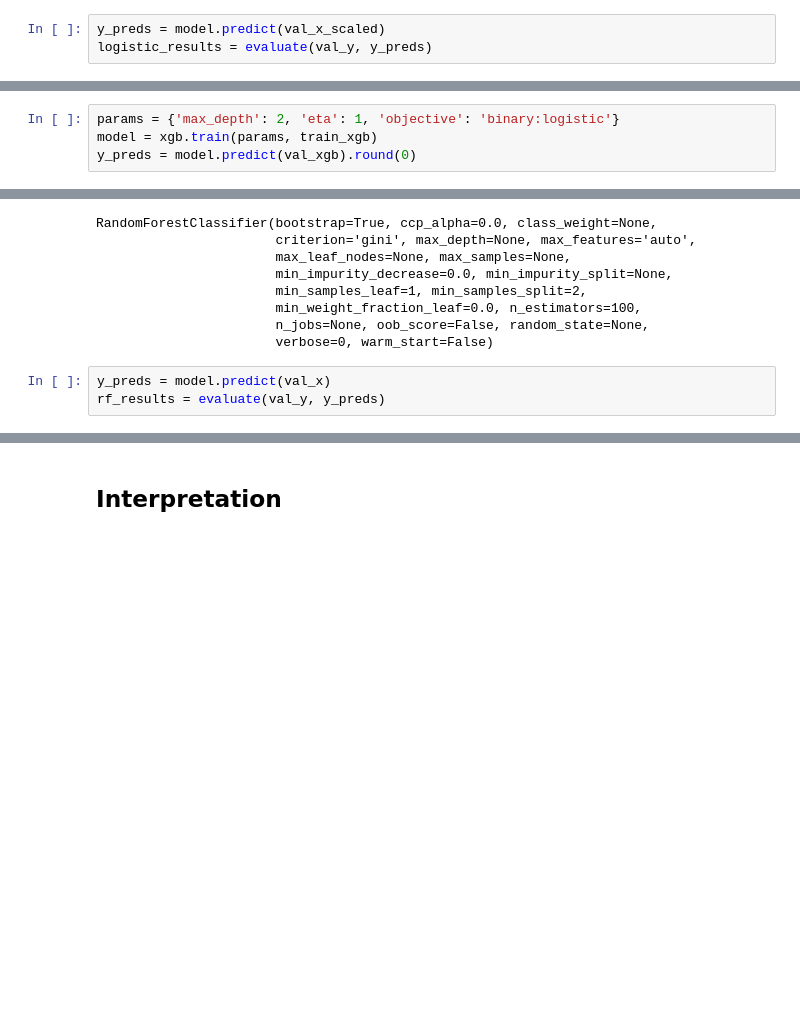
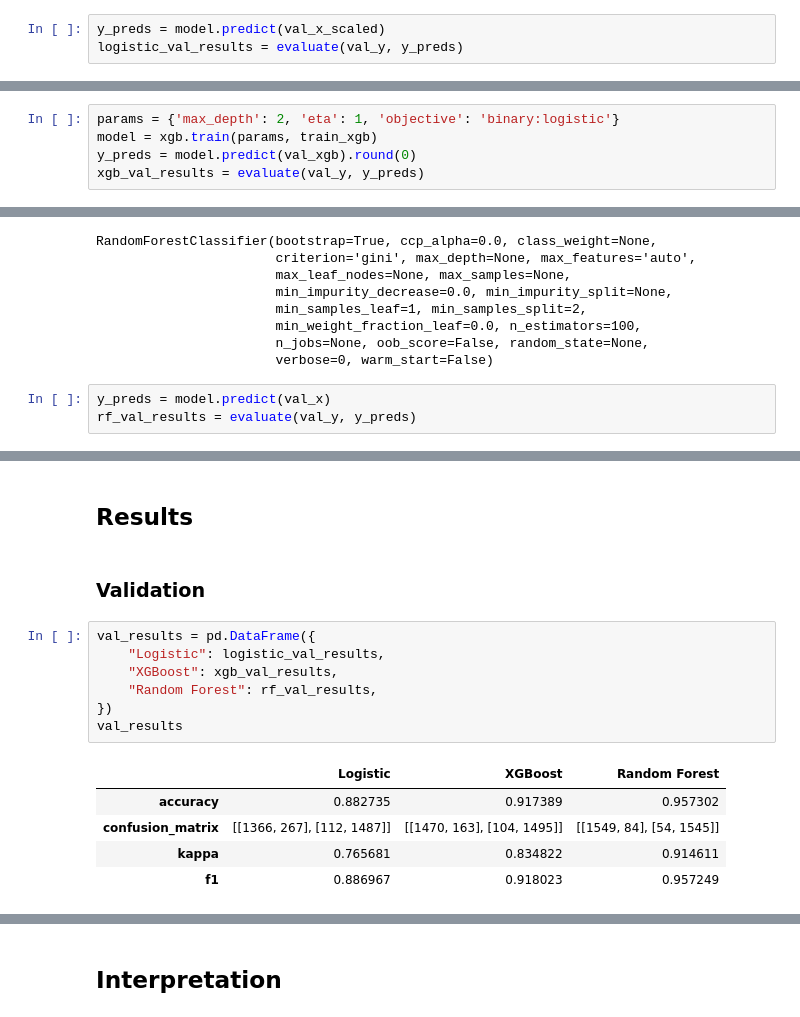
Before and after one commit to instadeepai/locust-predict, a Jupyter notebook: notebooks/Locust-Prediction-Modelling.ipynb, the cells around one changed output, grey strips where cells are left out. Saved outputs shown, nothing was run; the diff lists cells and outputs as text; blank space fills up the shorter version.

```diff
--- a/notebooks/Locust-Prediction-Modelling.ipynb
+++ b/notebooks/Locust-Prediction-Modelling.ipynb
@@ -104,7 +136,7 @@ Please also refer to the documentation for alternative solver options:
   n_iter_i = _check_optimize_result(
 # %%
 y_preds = model.predict(val_x_scaled)
-logistic_results = evaluate(val_y, y_preds)
+logistic_val_results = evaluate(val_y, y_preds)
 # %% [output]
               precision    recall  f1-score   support
 
@@ -147,4 +184,5 @@ val_xgb = xgb.DMatrix(val_x, label=val_y)
 params = {'max_depth': 2, 'eta': 1, 'objective': 'binary:logistic'}
 model = xgb.train(params, train_xgb)
 y_preds = model.predict(val_xgb).round(0)
+xgb_val_results = evaluate(val_y, y_preds)
 # %% [output]
@@ -192,7 +230,7 @@ RandomForestClassifier(bootstrap=True, ccp_alpha=0.0, class_weight=None,
                        verbose=0, warm_start=False)
 # %%
 y_preds = model.predict(val_x)
-rf_results = evaluate(val_y, y_preds)
+rf_val_results = evaluate(val_y, y_preds)
 # %% [output]
               precision    recall  f1-score   support
 
@@ -212,0 +255,17 @@ rf_results
+# %% [markdown]
+## Results
+# %% [markdown]
+### Validation
+# %%
+val_results = pd.DataFrame({
+    "Logistic": logistic_val_results,
+    "XGBoost": xgb_val_results,
+    "Random Forest": rf_val_results,
+})
+val_results
+# %% [output]
+|  | Logistic | XGBoost | Random Forest |
+| accuracy | 0.882735 | 0.917389 | 0.957302 |
+| confusion_matrix | [[1366, 267], [112, 1487]] | [[1470, 163], [104, 1495]] | [[1549, 84], [54, 1545]] |
+| kappa | 0.765681 | 0.834822 | 0.914611 |
+| f1 | 0.886967 | 0.918023 | 0.957249 |
```
Also changed, not shown: parts of 30 cells of this notebook.
